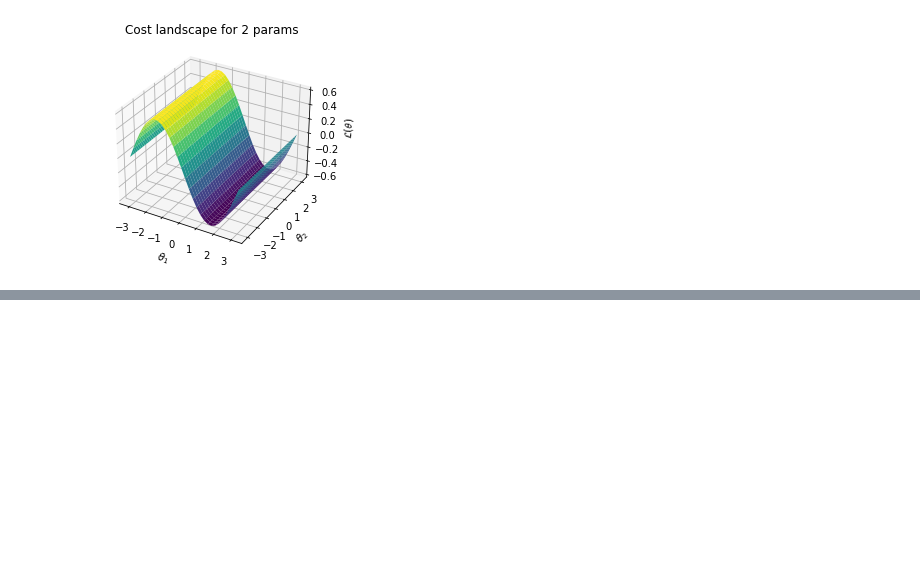
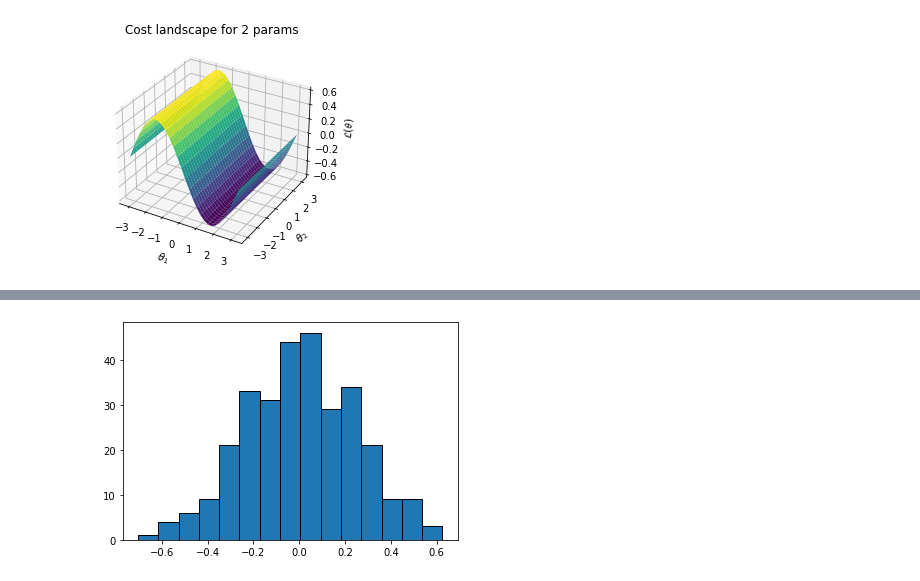
Before and after one commit to milanleonard/SCNC3102, a Jupyter notebook: Code/visualization.ipynb, the cells around one changed output, grey strips where cells are left out. Cells and saved outputs as stored; diff of their text form; code cells hidden in the pictures; blank space fills up the shorter version.

```diff
--- a/Code/visualization.ipynb
+++ b/Code/visualization.ipynb
@@ -93,0 +105,11 @@ X.shape
+# %%
+import matplotlib.pyplot as plt
+GradDists = np.load("./datafiles/graddists.npy")
+frq, edges = np.histogram(GradDists[-1,3,:], 15)
+
+fig, ax = plt.subplots()
+ax.bar(edges[:-1], frq, width=np.diff(edges), edgecolor="black", align="edge")
+
+plt.show()
+# %% [output]
+[figure, added]
```
Also changed, not shown: parts of 12 cells of this notebook, 3 other files.
